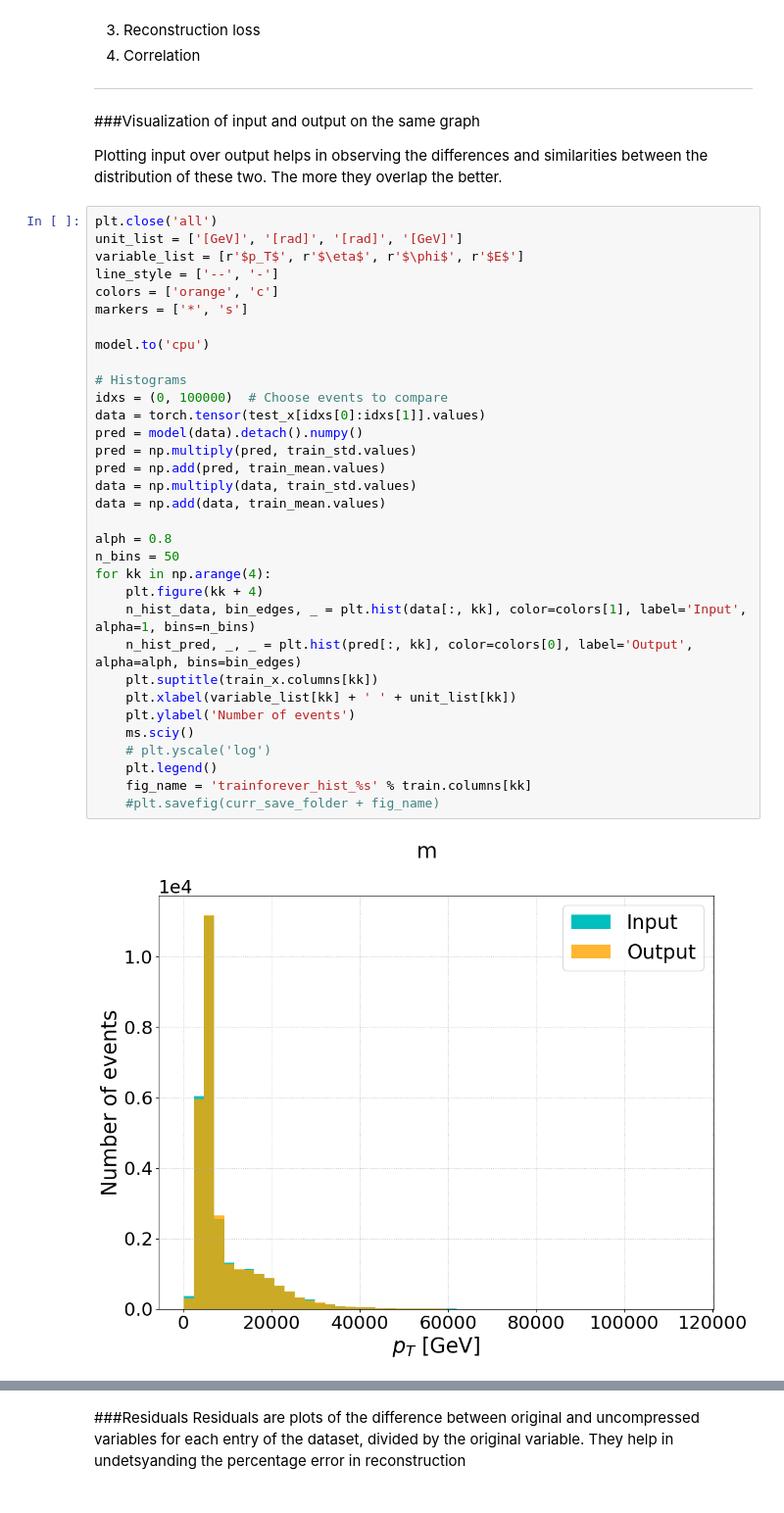
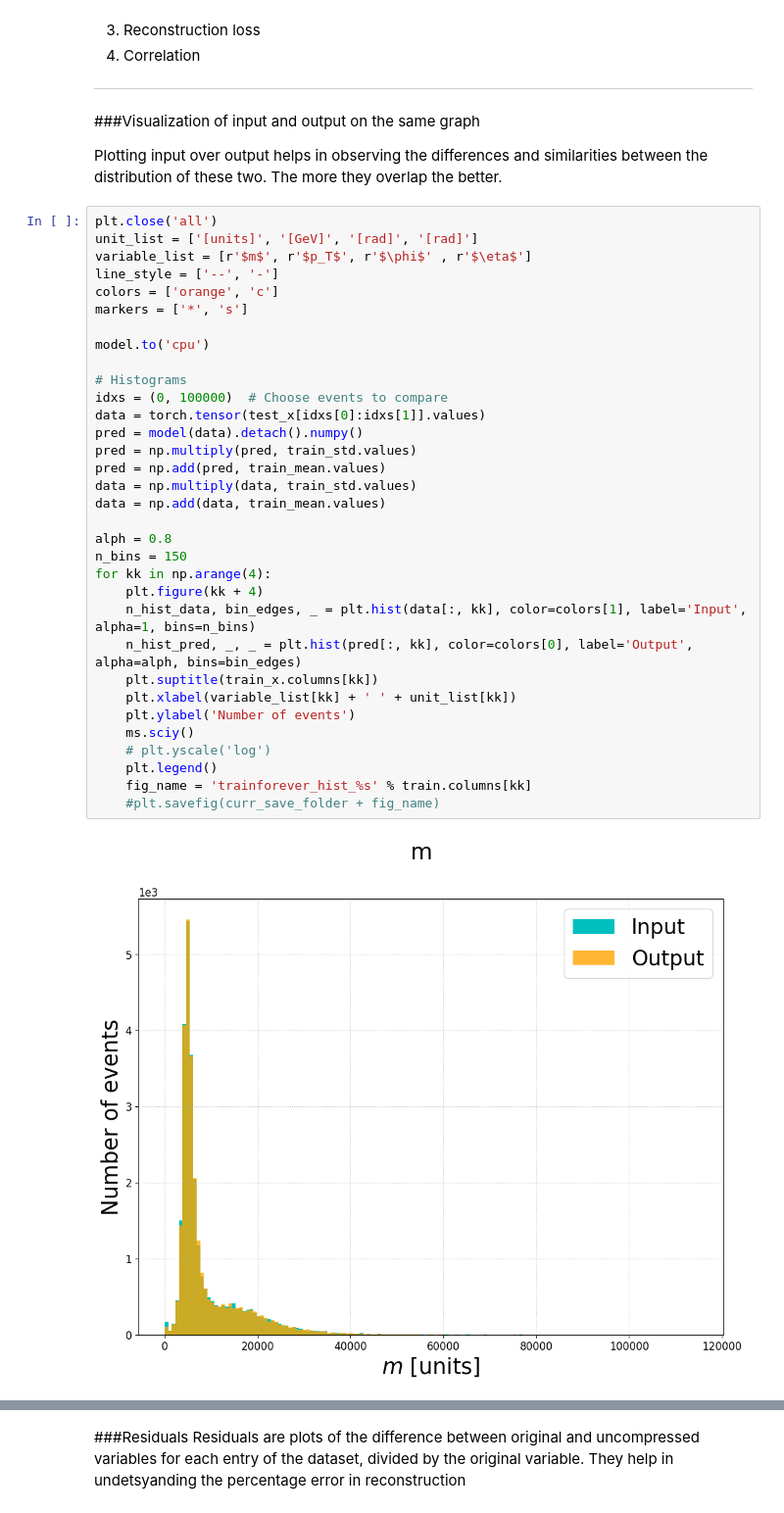
Before and after one commit to ATLAS-Autoencoders-GSoC-2020-Closed/gsoc-assignment-MinahilRaza, a Jupyter notebook: 4D/Training and Evaluation.ipynb, the cells around one changed output, grey strips where cells are left out. Shown at 98% size. Saved outputs shown, nothing was run; the diff lists cells and outputs as text.

Commit message:
Fixed plots

```diff
--- a/4D/Training and Evaluation.ipynb
+++ b/4D/Training and Evaluation.ipynb
@@ -285,36 +285,36 @@ In this part of the notevook, we will evaluate the performance of the trained mo
 Plotting input over output helps in observing the differences and similarities between the distribution of these two. The more they overlap the better.
 # %%
 plt.close('all')
-unit_list = ['[GeV]', '[rad]', '[rad]', '[GeV]']
-variable_list = [r'$p_T$', r'$\eta$', r'$\phi$', r'$E$']
+unit_list = ['[units]', '[GeV]', '[rad]', '[rad]']
+variable_list = [r'$m$', r'$p_T$', r'$\phi$' , r'$\eta$']
 line_style = ['--', '-']
 colors = ['orange', 'c']
 markers = ['*', 's']
 
 model.to('cpu')
 
 # Histograms
 idxs = (0, 100000)  # Choose events to compare
 data = torch.tensor(test_x[idxs[0]:idxs[1]].values)
 pred = model(data).detach().numpy()
 pred = np.multiply(pred, train_std.values)
 pred = np.add(pred, train_mean.values)
 data = np.multiply(data, train_std.values)
 data = np.add(data, train_mean.values)
 
 alph = 0.8
-n_bins = 50
+n_bins = 150
 for kk in np.arange(4):
     plt.figure(kk + 4)
     n_hist_data, bin_edges, _ = plt.hist(data[:, kk], color=colors[1], label='Input', alpha=1, bins=n_bins)
     n_hist_pred, _, _ = plt.hist(pred[:, kk], color=colors[0], label='Output', alpha=alph, bins=bin_edges)
     plt.suptitle(train_x.columns[kk])
     plt.xlabel(variable_list[kk] + ' ' + unit_list[kk])
     plt.ylabel('Number of events')
     ms.sciy()
     # plt.yscale('log')
     plt.legend()
     fig_name = 'trainforever_hist_%s' % train.columns[kk]
     #plt.savefig(curr_save_folder + fig_name)
 # %% [output]
-[figure, old version]
+[figure, new version]
```
Also changed, not shown: parts of 6 cells of this notebook.
